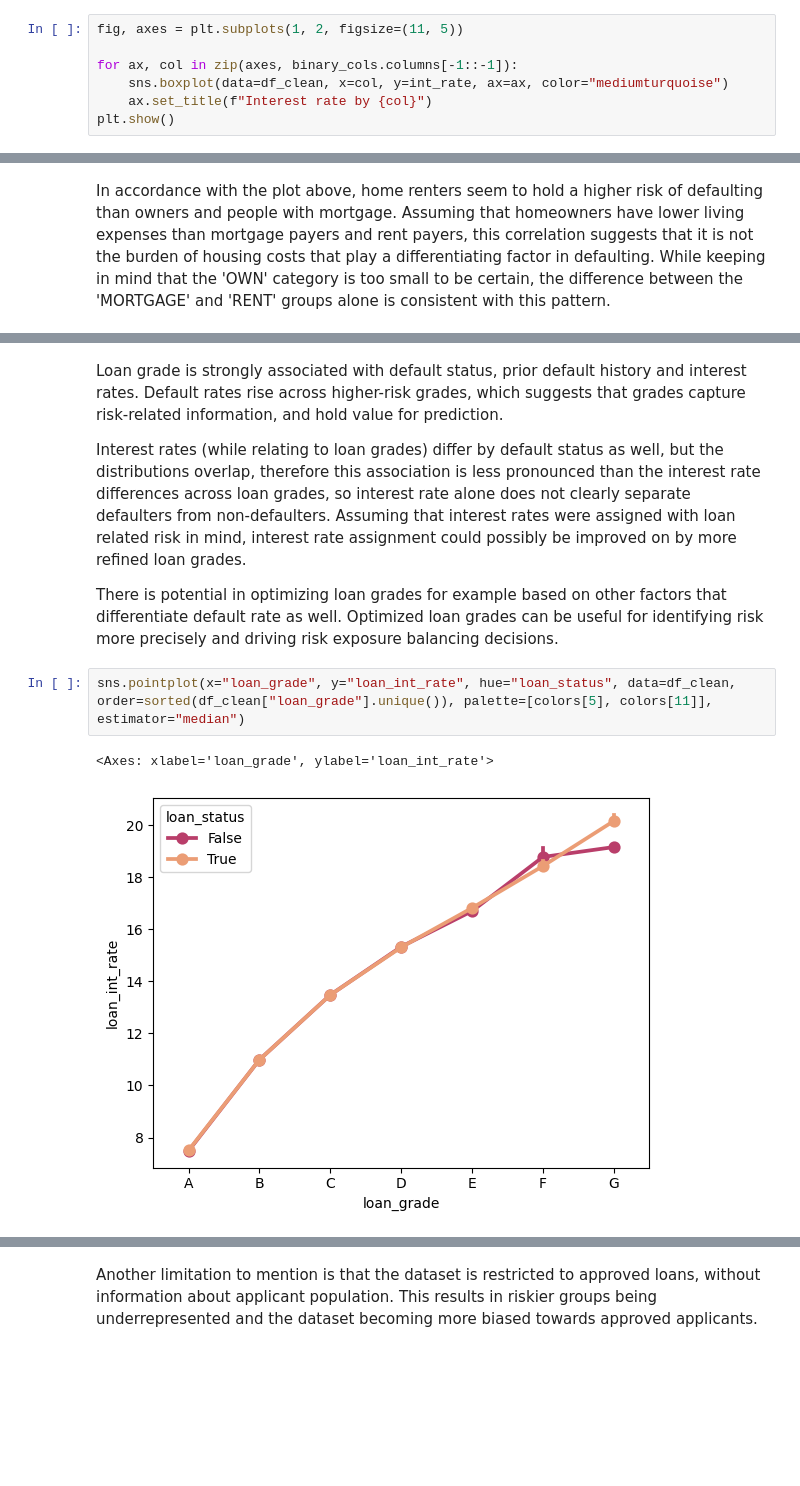
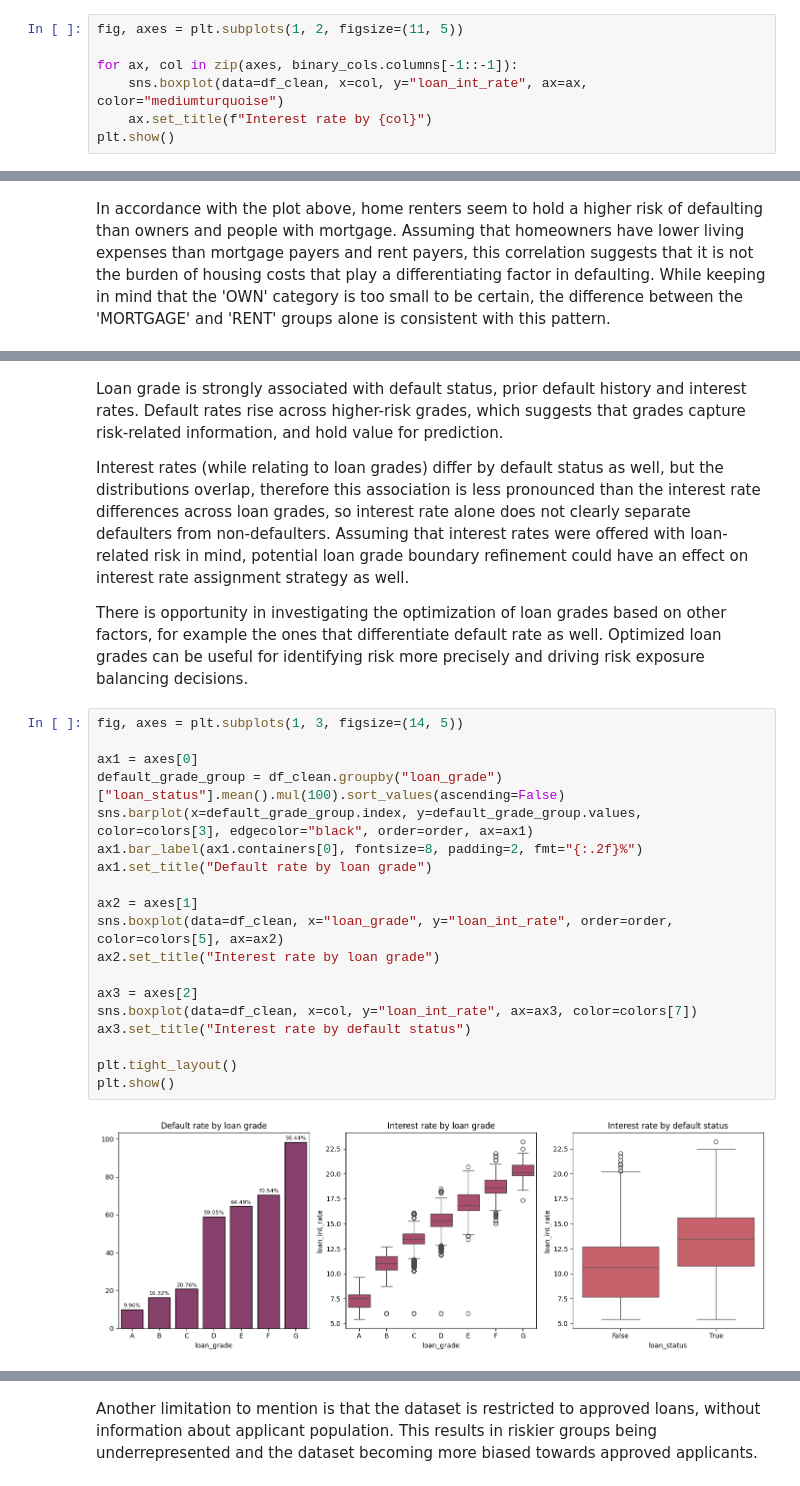
Before and after one commit to hahanni/credit-risk-analysis, a Jupyter notebook: risk analysis/notebooks/eda.ipynb, the cells around one changed output, grey strips where cells are left out. Cells and saved outputs as stored; diff of their text form; blank space fills up the shorter version.

```diff
--- a/risk analysis/notebooks/eda.ipynb
+++ b/risk analysis/notebooks/eda.ipynb
@@ -712,7 +767,7 @@ However, the minimum values and the variance of the data suggests, that this the
 fig, axes = plt.subplots(1, 2, figsize=(11, 5))
 
 for ax, col in zip(axes, binary_cols.columns[-1::-1]):
-    sns.boxplot(data=df_clean, x=col, y=int_rate, ax=ax, color="mediumturquoise")
+    sns.boxplot(data=df_clean, x=col, y="loan_int_rate", ax=ax, color="mediumturquoise")
     ax.set_title(f"Interest rate by {col}")
 plt.show()
 # %% [output]
@@ -820,12 +875,28 @@ In accordance with the plot above, home renters seem to hold a higher risk of de
 # %% [markdown]
 Loan grade is strongly associated with default status, prior default history and interest rates. Default rates rise across higher-risk grades, which suggests that grades capture risk-related information, and hold value for prediction.
 
-Interest rates (while relating to loan grades) differ by default status as well, but the distributions overlap, therefore this association is less pronounced than the interest rate differences across loan grades, so interest rate alone does not clearly separate defaulters from non-defaulters. Assuming that interest rates were assigned with loan related risk in mind, interest rate assignment could possibly be improved on by more refined loan grades.
+Interest rates (while relating to loan grades) differ by default status as well, but the distributions overlap, therefore this association is less pronounced than the interest rate differences across loan grades, so interest rate alone does not clearly separate defaulters from non-defaulters. Assuming that interest rates were offered with loan-related risk in mind, potential loan grade boundary refinement could have an effect on interest rate assignment strategy as well.
 
-There is potential in optimizing loan grades for example based on other factors that differentiate default rate as well. Optimized loan grades can be useful for identifying risk more precisely and driving risk exposure balancing decisions.
+There is opportunity in investigating the optimization of loan grades based on other factors, for example the ones that differentiate default rate as well. Optimized loan grades can be useful for identifying risk more precisely and driving risk exposure balancing decisions.
-# %%
-sns.pointplot(x="loan_grade", y="loan_int_rate", hue="loan_status", data=df_clean, order=sorted(df_clean["loan_grade"].unique()), palette=[colors[5], colors[11]], estimator="median")
-# %% [output]
-<Axes: xlabel='loan_grade', ylabel='loan_int_rate'>
-[figure, removed]
+# %%
+fig, axes = plt.subplots(1, 3, figsize=(14, 5))
+
+ax1 = axes[0]
+default_grade_group = df_clean.groupby("loan_grade")["loan_status"].mean().mul(100).sort_values(ascending=False)
+sns.barplot(x=default_grade_group.index, y=default_grade_group.values, color=colors[3], edgecolor="black", order=order, ax=ax1)
+ax1.bar_label(ax1.containers[0], fontsize=8, padding=2, fmt="{:.2f}%")
+ax1.set_title("Default rate by loan grade")
+
+ax2 = axes[1]
+sns.boxplot(data=df_clean, x="loan_grade", y="loan_int_rate", order=order, color=colors[5], ax=ax2)
+ax2.set_title("Interest rate by loan grade")
+
+ax3 = axes[2]
+sns.boxplot(data=df_clean, x=col, y="loan_int_rate", ax=ax3, color=colors[7])
+ax3.set_title("Interest rate by default status")
+
+plt.tight_layout()
+plt.show()
+# %% [output]
+[figure, added]
 # %% [markdown]
```
Also changed, not shown: parts of 57 cells of this notebook.
